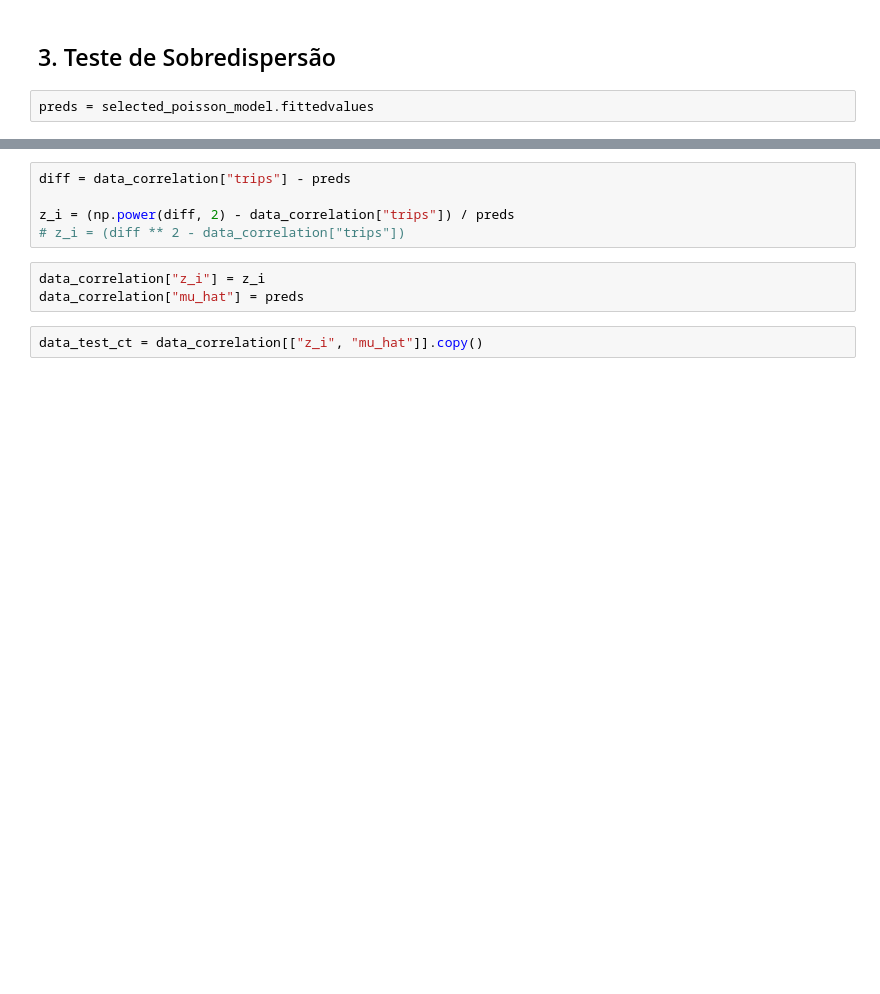
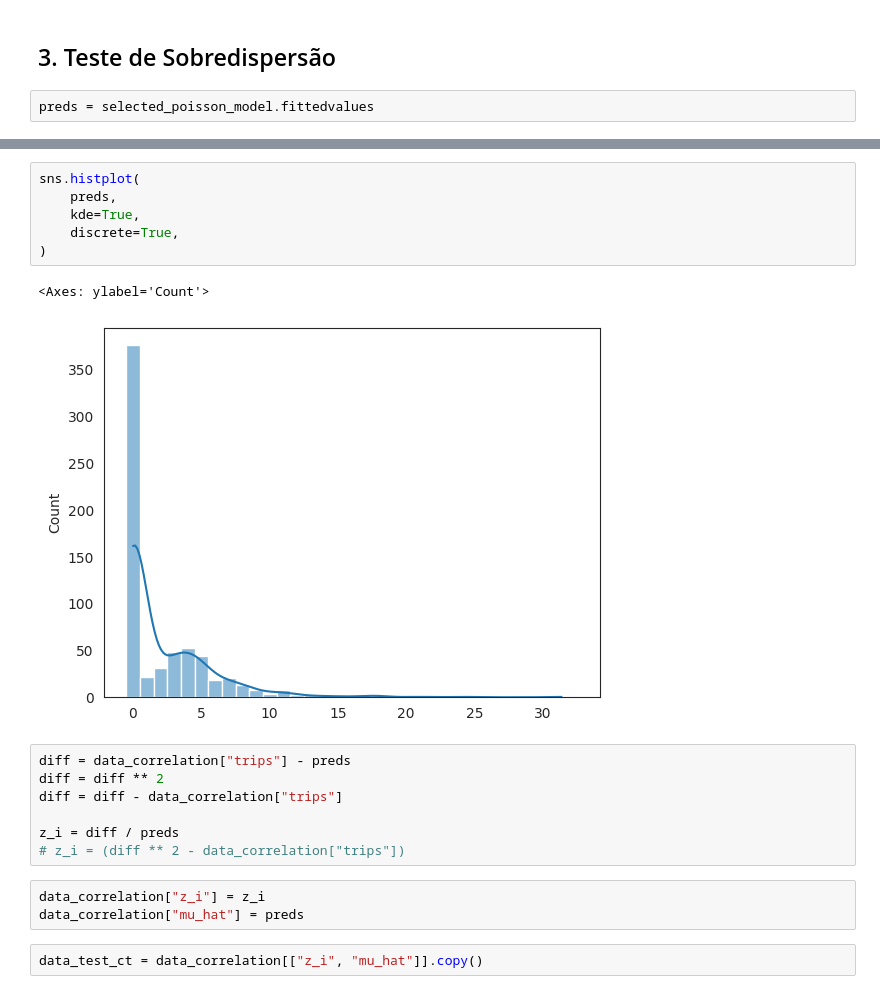
Before and after one commit to scrocha/modelagem-estatistica-A2, a Jupyter notebook: trabalho.ipynb, the cells around one changed output, grey strips where cells are left out. Drawn from its saved outputs; the diff is of its cells as text; blank space fills up the shorter version.

```diff
--- a/trabalho.ipynb
+++ b/trabalho.ipynb
@@ -783,7 +793,18 @@ preds = selected_poisson_model.fittedvalues
+# %%
+sns.histplot(
+    preds,
+    kde=True,
+    discrete=True,
+)
+# %% [output]
+<Axes: ylabel='Count'>
+[figure, added]
 # %%
 diff = data_correlation["trips"] - preds
+diff = diff ** 2
+diff = diff - data_correlation["trips"]
 
-z_i = (np.power(diff, 2) - data_correlation["trips"]) / preds
+z_i = diff / preds
 # z_i = (diff ** 2 - data_correlation["trips"])
 # %%
 data_correlation["z_i"] = z_i
```
Also changed, not shown: parts of 10 cells of this notebook.
